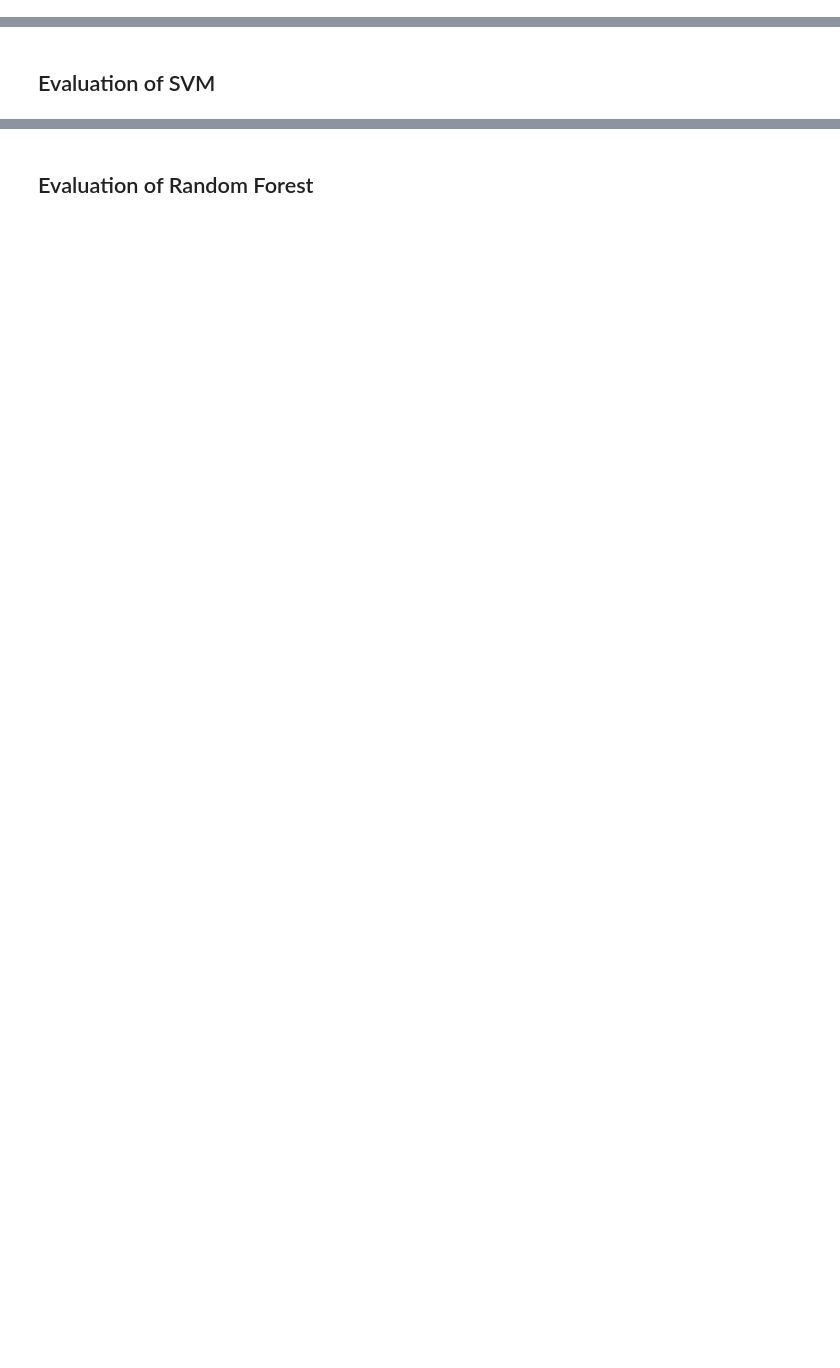
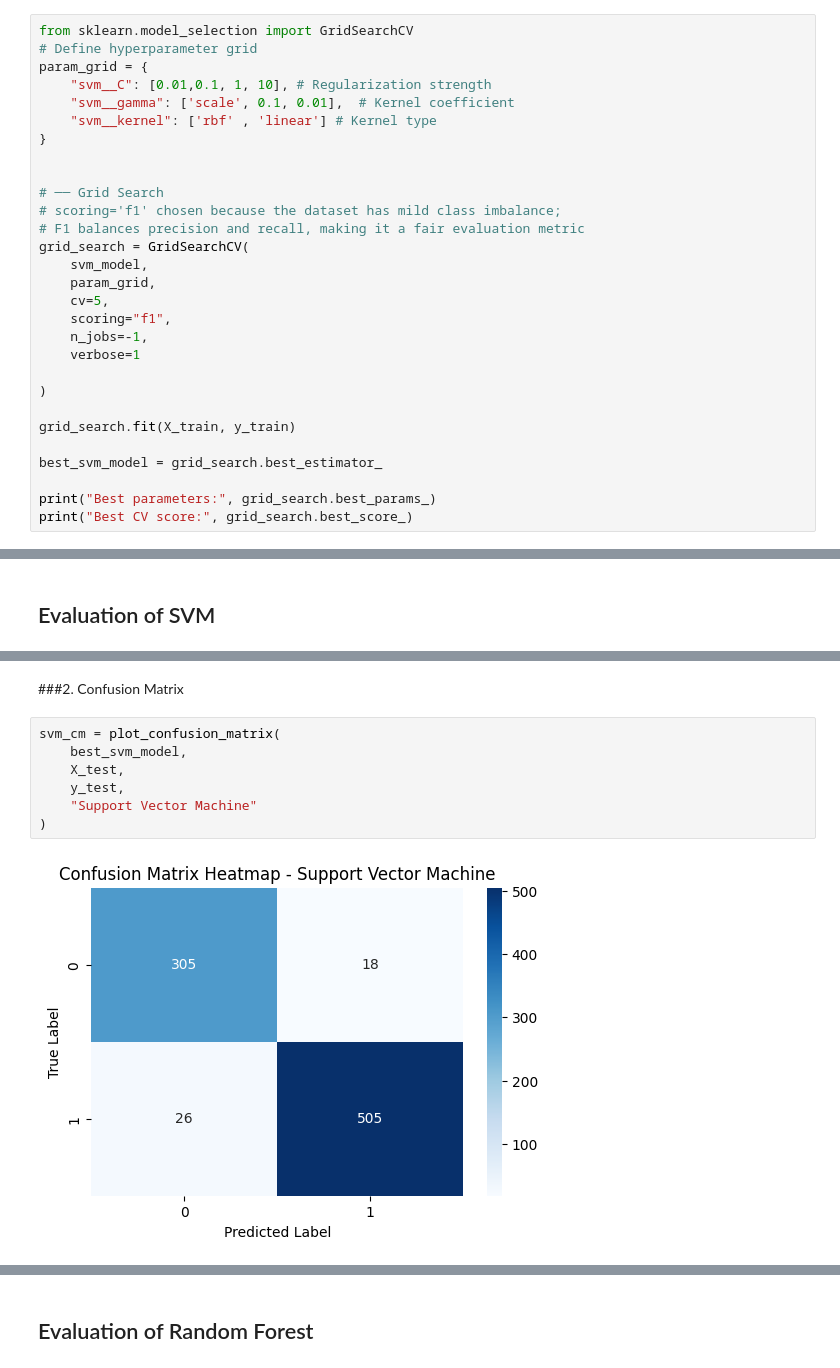
Before and after one commit to HessahJR/SWE485-Project-Group3, a Jupyter notebook: Phase1_Supervised_Learning.ipynb, the cells around one changed output, grey strips where cells are left out. Saved outputs shown, nothing was run; the diff lists cells and outputs as text; blank space fills up the shorter version.

```diff
--- a/Phase1_Supervised_Learning.ipynb
+++ b/Phase1_Supervised_Learning.ipynb
@@ -71,0 +392,29 @@ Logistic Regression model training completed.
+# %%
+from sklearn.model_selection import GridSearchCV
+# Define hyperparameter grid
+param_grid = {
+    "svm__C": [0.01,0.1, 1, 10], # Regularization strength
+    "svm__gamma": ['scale', 0.1, 0.01],  # Kernel coefficient
+    "svm__kernel": ['rbf' , 'linear'] # Kernel type
+}
+
+
+# ── Grid Search
+# scoring='f1' chosen because the dataset has mild class imbalance;
+# F1 balances precision and recall, making it a fair evaluation metric
+grid_search = GridSearchCV(
+    svm_model,
+    param_grid,
+    cv=5,
+    scoring="f1",
+    n_jobs=-1,
+    verbose=1
+
+)
+
+grid_search.fit(X_train, y_train)
+
+best_svm_model = grid_search.best_estimator_
+
+print("Best parameters:", grid_search.best_params_)
+print("Best CV score:", grid_search.best_score_)
@@ -428,0 +984,11 @@ The results also show that **the standard deviation is around 0.0166**, which is
+# %% [markdown]
+###2. Confusion Matrix
+# %%
+svm_cm = plot_confusion_matrix(
+    best_svm_model,
+    X_test,
+    y_test,
+    "Support Vector Machine"
+)
+# %% [output]
+[figure, added]
```
Also changed, not shown: parts of 118 cells of this notebook.
